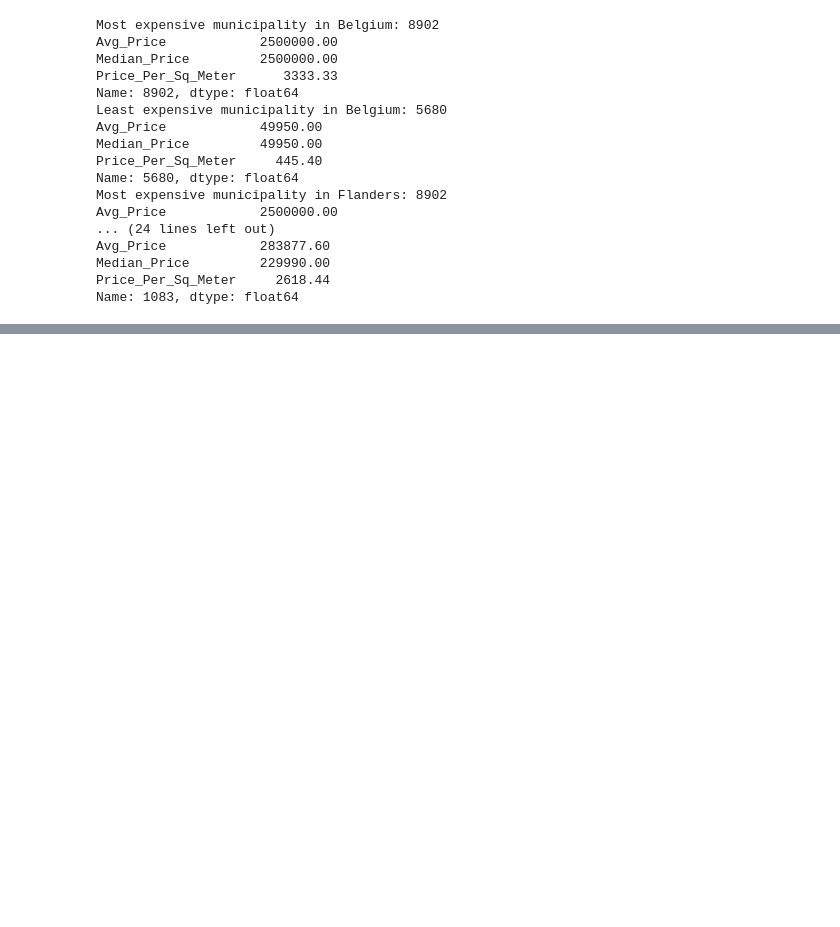
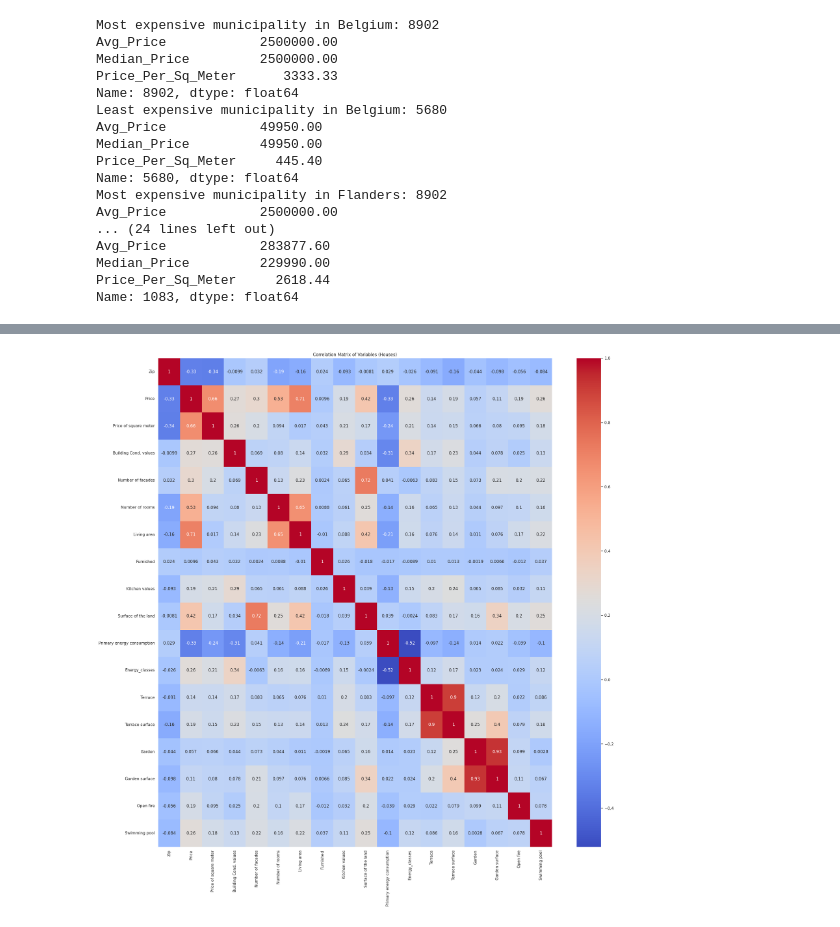
Before and after one commit to melikkekaya/challenge-data-analysis, a Jupyter notebook: data_interpretation.ipynb, the cells around one changed output, grey strips where cells are left out. Drawn from its saved outputs; the diff is of its cells as text; code cells hidden in the pictures; blank space fills up the shorter version.

```diff
--- a/data_interpretation.ipynb
+++ b/data_interpretation.ipynb
@@ -133,3 +133,8 @@ Avg_Price            283877.60
 Median_Price         229990.00
 Price_Per_Sq_Meter     2618.44
 Name: 1083, dtype: float64
+# %%
+numerics = ['int16', 'int32', 'int64', 'float16', 'float32', 'float64', 'bool']
+apartdf = df_apartments.select_dtypes(include=numerics)
+noIdApartDf = apartdf.loc[:, ~apartdf.columns.isin(['id'])]
+noIdApartDf.corr(method = 'spearman')
@@ -135,0 +159,4 @@ Name: 1083, dtype: float64
+# %%
+housedf = df_houses.select_dtypes(include=numerics)
+noIdHouseDf = housedf.loc[:, ~housedf.columns.isin(['id'])]
+noIdHouseDf.corr(method = 'spearman')
@@ -135,0 +181,10 @@ Name: 1083, dtype: float64
+# %%
+# How are variables correlated to each other? (Why?)
+corr_matrix = noIdHouseDf.corr(method='spearman')
+# %%
+sns.heatmap(corr_matrix, annot=True, cmap='coolwarm')
+plt.title('Correlation Matrix of Variables (Houses)')
+sns.set (rc = {'figure.figsize':(10, 10)})
+plt.show()
+# %% [output]
+[figure, added]
```
Also changed, not shown: parts of 2 cells of this notebook.
